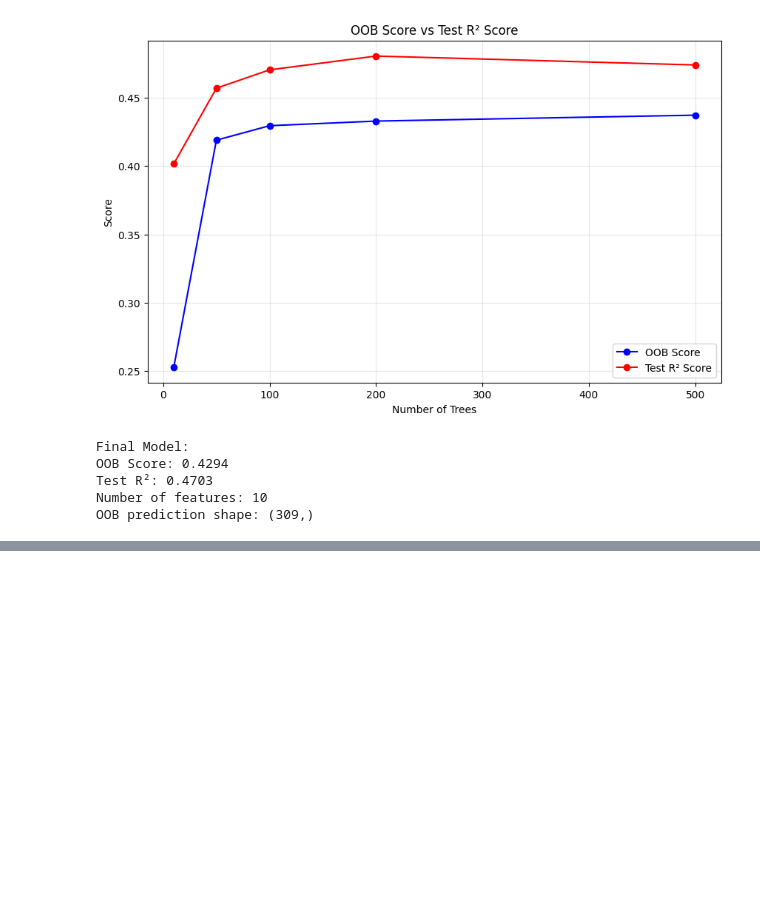
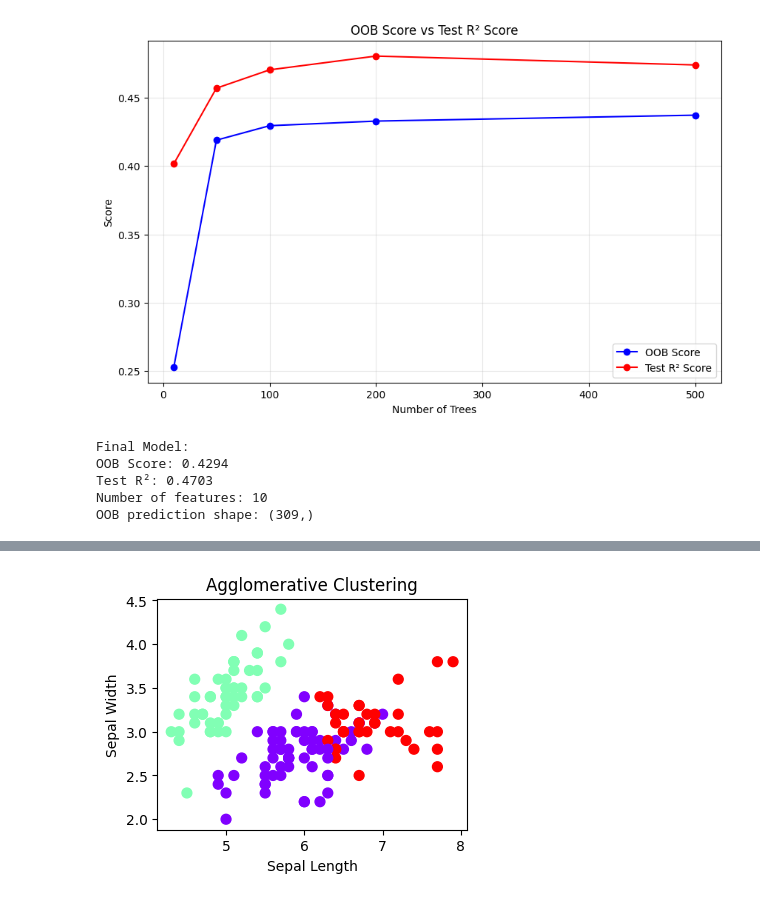
Before and after one commit to mekaviraj/ML_sem5, a Jupyter notebook: ML_LAB2.ipynb, the cells around one changed output, grey strips where cells are left out. Cells and saved outputs as stored; diff of their text form; code cells hidden in the pictures; blank space fills up the shorter version.

```diff
--- a/ML_LAB2.ipynb
+++ b/ML_LAB2.ipynb
@@ -753,0 +832,10 @@ OOB prediction shape: (309,)
+# %%
+# Agglomerative Clustering - bottom-up hierarchical clustering.
+# It starts with each object forming its own cluster and then iteratively merges the clusters according to their similarity to form large clusters.
+# Suitable for small to medium datasets
+from sklearn.cluster import KMeans, AgglomerativeClustering, Birch, DBSCAN, SpectralClustering
+agglo = AgglomerativeClustering(n_clusters=3, linkage='ward')
+agglo_labels = agglo.fit_predict(X)
+plot_clusters(X, agglo_labels, "Agglomerative Clustering")
+# %% [output]
+[figure, added]
```
Also changed, not shown: parts of 16 cells of this notebook.
